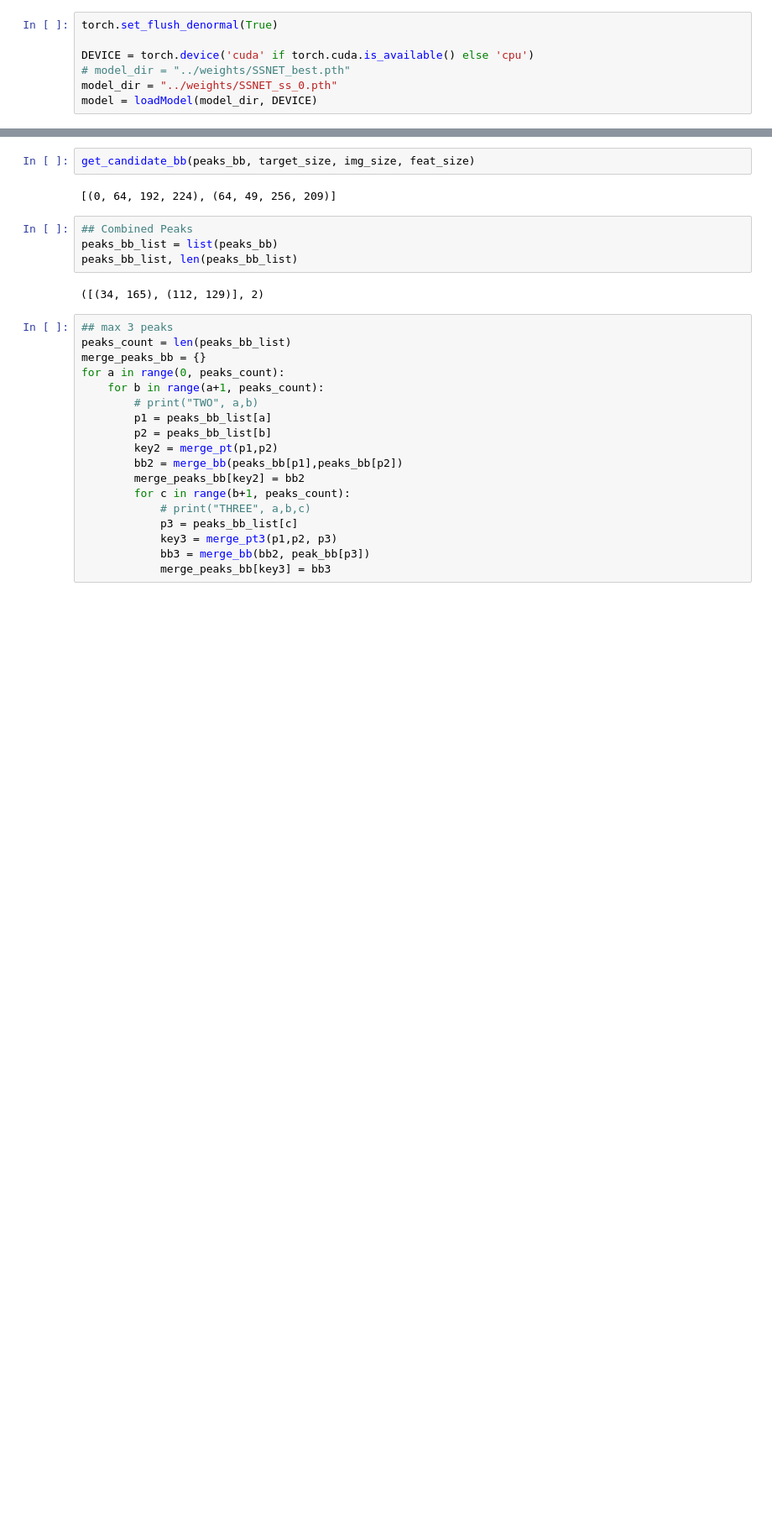
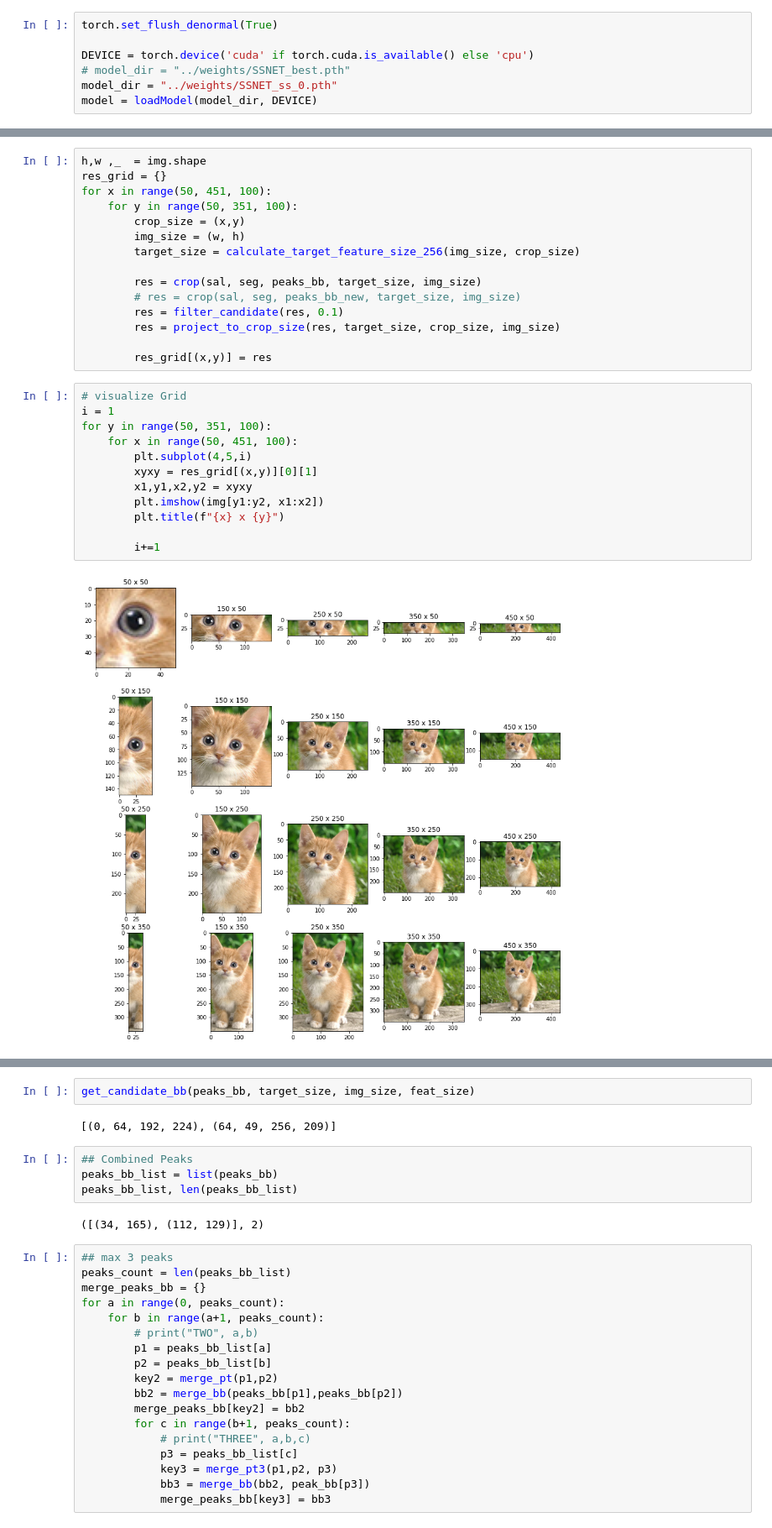
Before and after one commit to ckhui/SaliencySegmentationNet, a Jupyter notebook: Dev.ipynb, the cells around one changed output, grey strips where cells are left out. Shown at 84% size. Cells and saved outputs as stored; diff of their text form; blank space fills up the shorter version.

```diff
--- a/Dev.ipynb
+++ b/Dev.ipynb
@@ -480,0 +485,29 @@ img_size, target_size, feat_size, peaks_bb
+# %%
+h,w ,_  = img.shape
+res_grid = {}
+for x in range(50, 451, 100):
+    for y in range(50, 351, 100):
+        crop_size = (x,y)
+        img_size = (w, h)
+        target_size = calculate_target_feature_size_256(img_size, crop_size)
+
+        res = crop(sal, seg, peaks_bb, target_size, img_size)
+        # res = crop(sal, seg, peaks_bb_new, target_size, img_size)
+        res = filter_candidate(res, 0.1)
+        res = project_to_crop_size(res, target_size, crop_size, img_size)
+
+        res_grid[(x,y)] = res
+# %%
+# visualize Grid
+i = 1
+for y in range(50, 351, 100):
+    for x in range(50, 451, 100):
+        plt.subplot(4,5,i)
+        xyxy = res_grid[(x,y)][0][1]
+        x1,y1,x2,y2 = xyxy
+        plt.imshow(img[y1:y2, x1:x2])
+        plt.title(f"{x} x {y}")
+
+        i+=1
+# %% [output]
+[figure, added]
```
Also changed, not shown: parts of 13 cells of this notebook, 2 other files.
